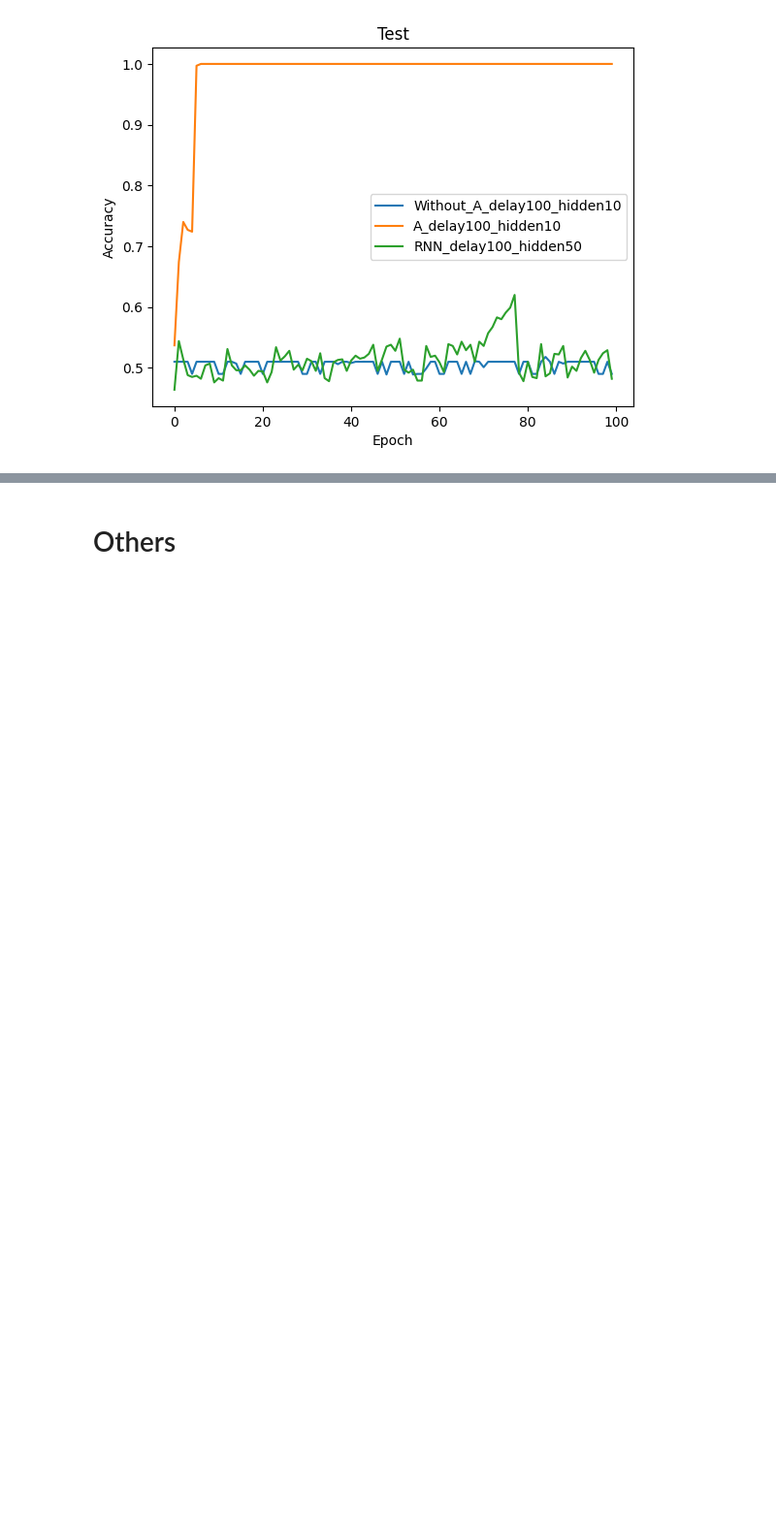
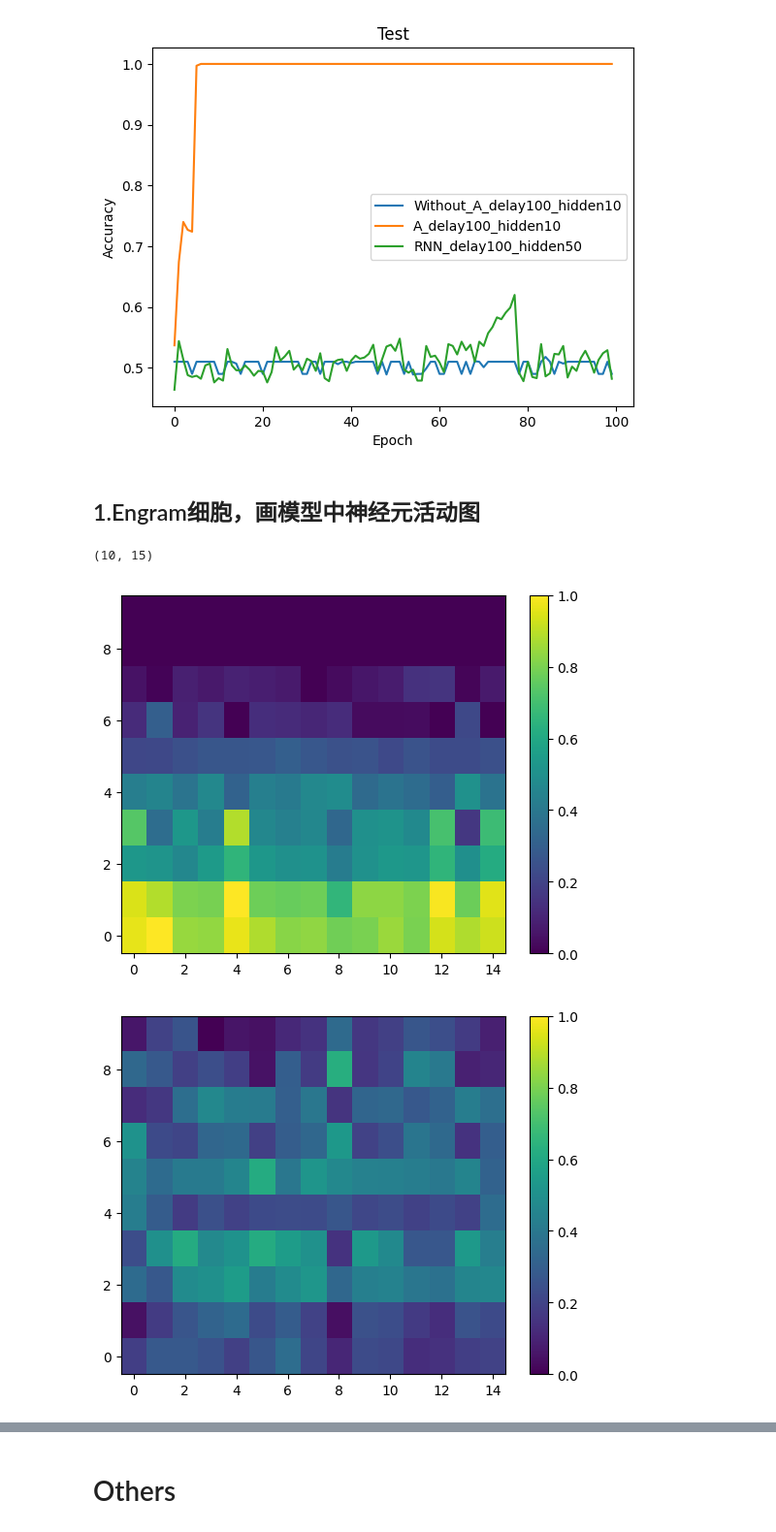
Before and after one commit to jiashuncheng/SCRNN, a Jupyter notebook: plot/plot.ipynb, the cells around one changed output, grey strips where cells are left out. Shown at 97% size. Saved outputs shown, nothing was run; the diff lists cells and outputs as text; code cells hidden in the pictures; blank space fills up the shorter version.

```diff
--- a/plot/plot.ipynb
+++ b/plot/plot.ipynb
@@ -271,3 +271,52 @@ plt.show()
 [0.504, 0.504, 0.4978, 0.5003, 0.5035, 0.488, 0.4955, 0.4947, 0.4832, 0.4982, 0.4962, 0.5013, 0.4892, 0.5097, 0.4963, 0.5058, 0.5083, 0.4973, 0.4895, 0.4952, 0.5032, 0.4963, 0.496, 0.4953, 0.4968, 0.5 ...
 [figure]
 [figure]
+# %% [markdown]
+## 1.Engram细胞，画模型中神经元活动图
+# %%
+import math
+import numpy as np
+import pickle
+def normalization1(data):
+    data = data - np.min(data)
+    data = data/(np.max(np.abs(data), axis=1)[:,np.newaxis]+0.00001)
+    return data
+def c_mass(data):
+    interval = 1
+    mass_max = 0
+    mass_loc = 0
+    for i in range(math.ceil(len(data)-interval/2)):
+        if np.sum(data[i:i+interval]) >= mass_max:
+            mass_max = np.sum(data[i:i+interval])
+            mass_loc = i + interval/2
+    return (mass_loc, mass_max)
+def sorting(base):
+    B = np.argsort(base.sum(1))
+    B = B[::-1]
+    return B
+
+
+with open('/home/jiashuncheng/code/MANN/plot/data/rsc_h_norm_witchout_b.pkl', 'rb') as a:
+    x = pickle.load(a)
+Y = np.stack(x).squeeze(2)[:,0,:].T
+Y = normalization1(Y)
+
+fig, ax = plt.subplots()
+y = Y[:,-15:]
+B= sorting(y)
+y = y[B,:]
+print(y.shape)
+plt.imshow(y, aspect='auto', origin='lower', vmin=0, vmax=1)
+plt.colorbar()
+plt.show()
+
+fig, ax = plt.subplots()
+y = Y[:,:15]
+y = y[B,:]
+plt.imshow(y, aspect='auto', origin='lower', vmin=0, vmax=1)
+plt.colorbar()
+plt.show()
+# %% [output]
+(10, 15)
+[figure, added]
+[figure, added]
```
Also changed, not shown: parts of 14 cells of this notebook, 5 other files.
